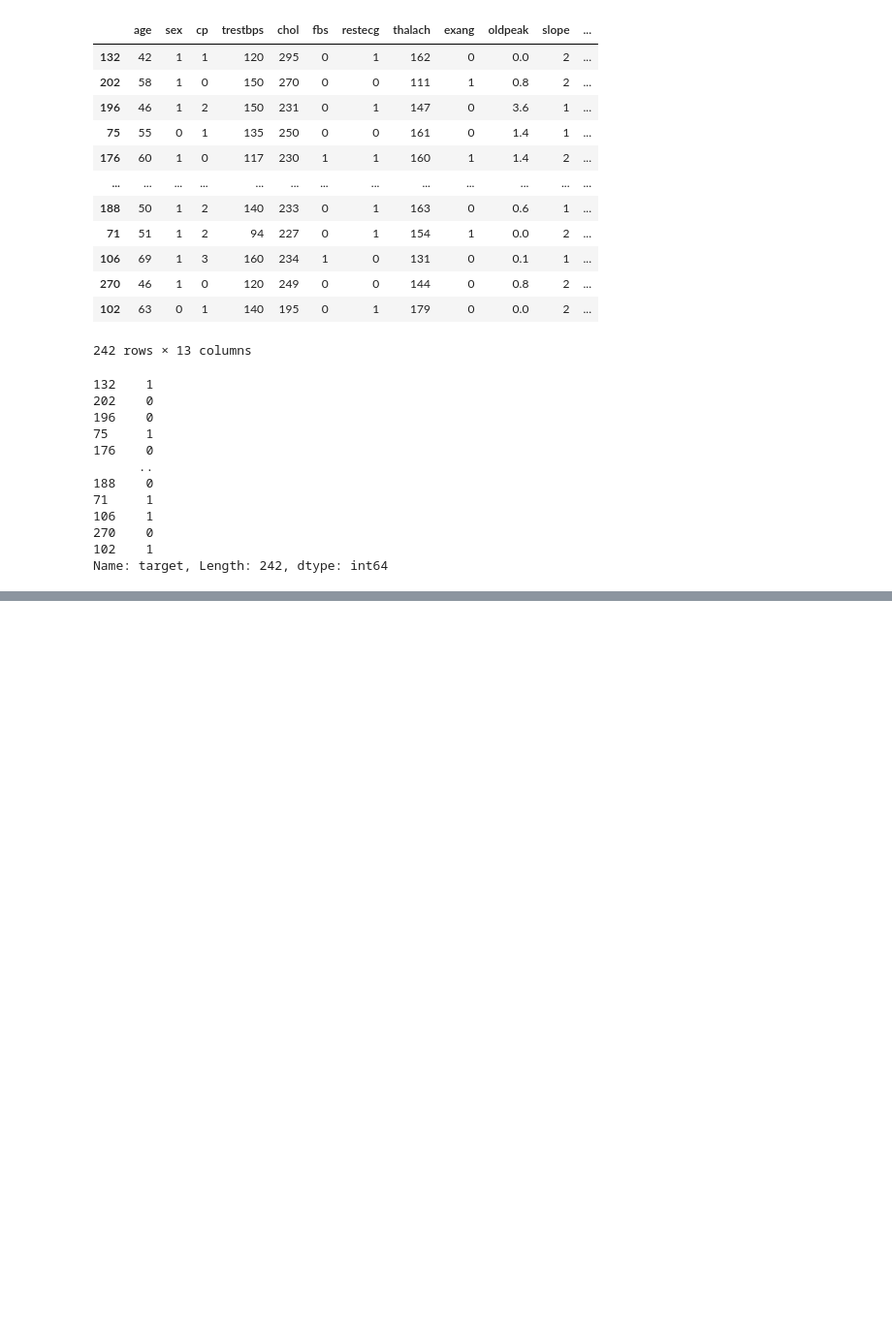
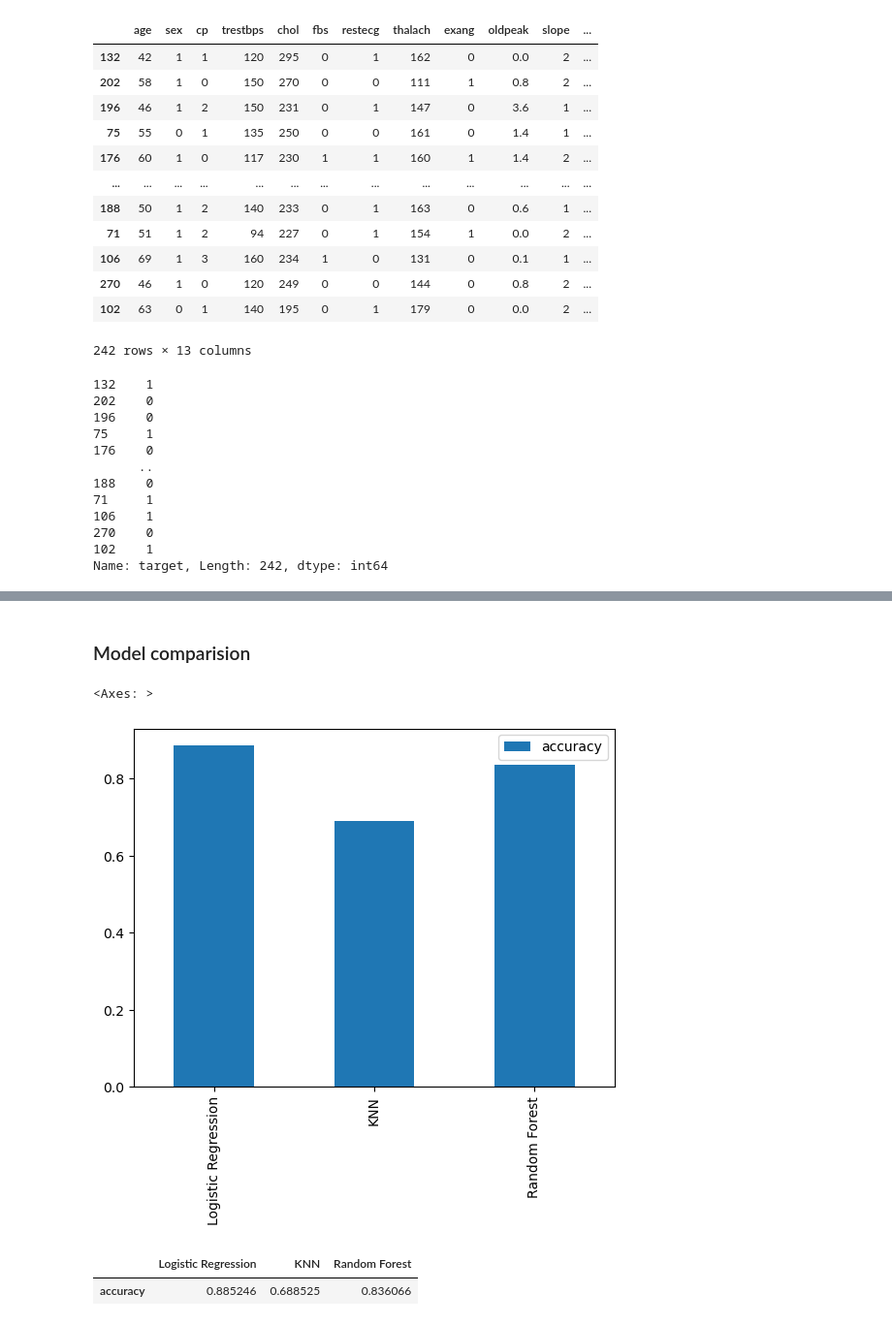
Before and after one commit to chialpp/Disease_estimator_Machine-Learning, a Jupyter notebook: Hospital_Project.ipynb, the cells around one changed output, grey strips where cells are left out. Shown at 97% size. Cells and saved outputs as stored; diff of their text form; code cells hidden in the pictures; blank space fills up the shorter version.

Commit message:
Adding a dictionary of several models

```diff
--- a/Hospital_Project.ipynb
+++ b/Hospital_Project.ipynb
@@ -200,3 +200,25 @@ y_train
 270    0
 102    1
 Name: target, Length: 242, dtype: int64
+# %%
+ #put models in dictionary
+
+models={"Logistic Regression": LogisticRegression(),
+        "KNN":KNeighborsClassifier(),
+         "Random Forest":RandomForestClassifier()}
+
+
+def fit_and_score(models,x_train,x_test,y_train,y_test):
+    np.random.seed(42)
+    model_score={}
+    for name, models in models.items():
+        models.fit(x_train,y_train)
+        model_score[name]=models.score(x_test,y_test)
+    return model_score
+# %%
+model_score=fit_and_score(models=models,
+                          x_train=x_train,
+                          x_test=x_test,
+                          y_train=y_train,
+                          y_test=y_test)
+model_score
@@ -202,0 +236,13 @@ Name: target, Length: 242, dtype: int64
+# %% [markdown]
+### Model comparision
+# %%
+model_compare=pd.DataFrame(model_score,index=["accuracy"])
+model_compare.T.plot.bar()
+# %% [output]
+<Axes: >
+[figure, added]
+# %%
+model_compare
+# %% [output]
+|  | Logistic Regression | KNN | Random Forest |
+| accuracy | 0.885246 | 0.688525 | 0.836066 |
```
Also changed, not shown: parts of 1 cell of this notebook.
